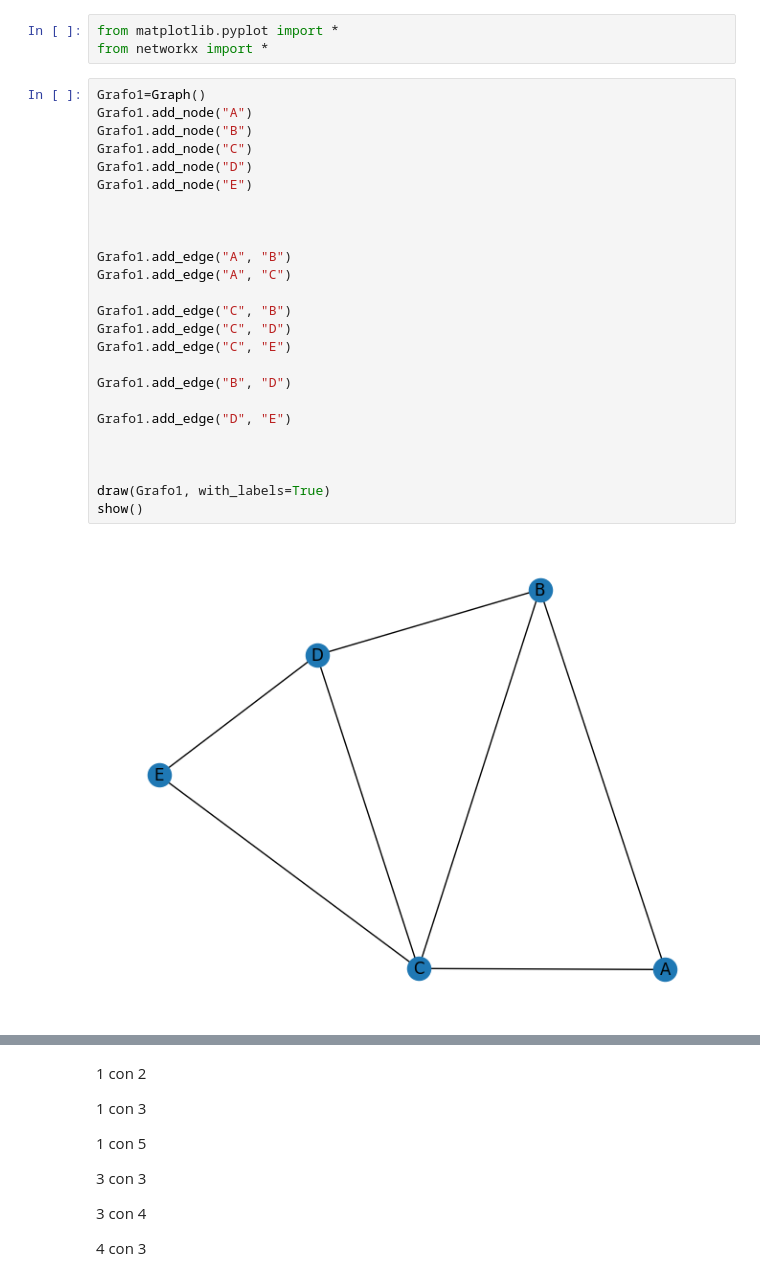
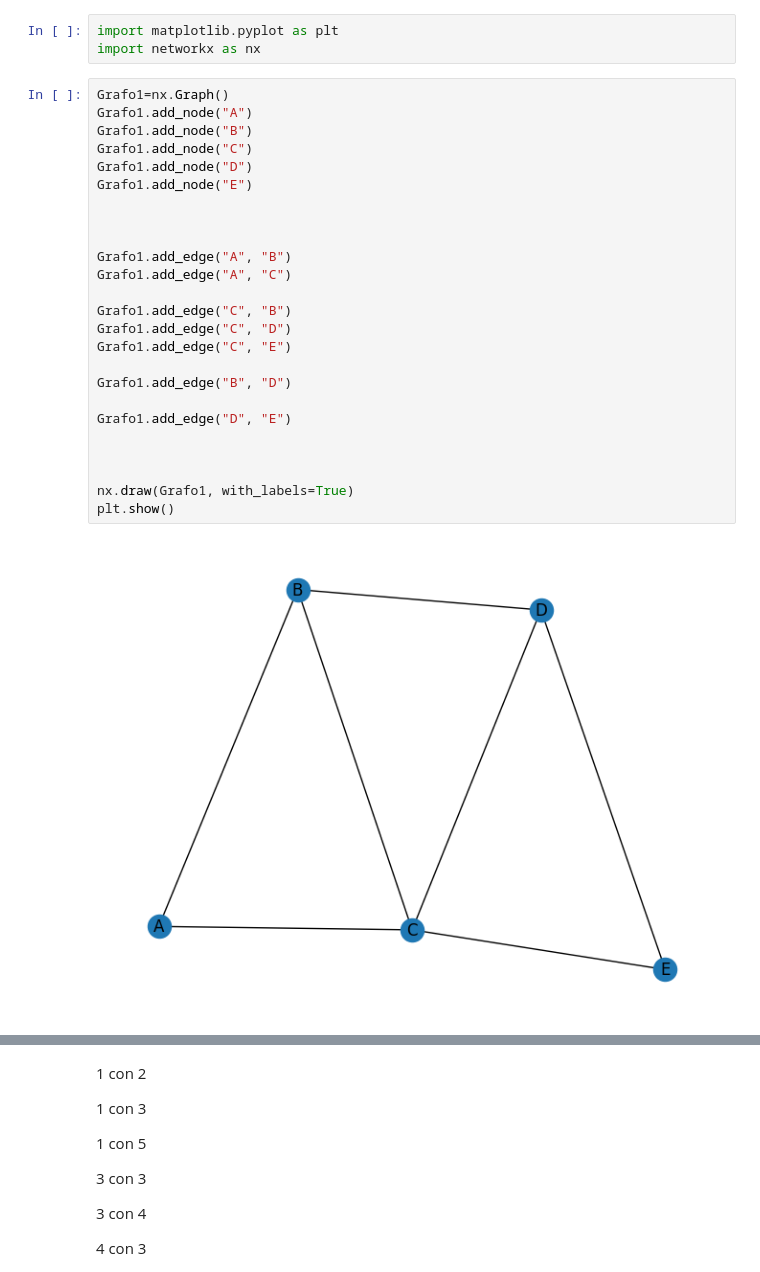
Before and after one commit to 2225508Uis/Clases, a Jupyter notebook: matDis/clase_grafos_01/01.ipynb, the cells around one changed output, grey strips where cells are left out. Cells and saved outputs as stored; diff of their text form.

```diff
--- a/matDis/clase_grafos_01/01.ipynb
+++ b/matDis/clase_grafos_01/01.ipynb
@@ -1,31 +1,31 @@
 # %%
-from matplotlib.pyplot import *
-from networkx import *
+import matplotlib.pyplot as plt
+import networkx as nx
 # %%
-Grafo1=Graph()
+Grafo1=nx.Graph()
 Grafo1.add_node("A")
 Grafo1.add_node("B")
 Grafo1.add_node("C")
 Grafo1.add_node("D")
 Grafo1.add_node("E")
 
 
 
 Grafo1.add_edge("A", "B")
 Grafo1.add_edge("A", "C")
 
 Grafo1.add_edge("C", "B")
 Grafo1.add_edge("C", "D")
 Grafo1.add_edge("C", "E")
 
 Grafo1.add_edge("B", "D")
 
 Grafo1.add_edge("D", "E")
 
 
 
-draw(Grafo1, with_labels=True)
-show()
+nx.draw(Grafo1, with_labels=True)
+plt.show()
 # %% [output]
-[figure, old version]
+[figure, new version]
 # %%
```
Also changed, not shown: parts of 1 cell of this notebook.
